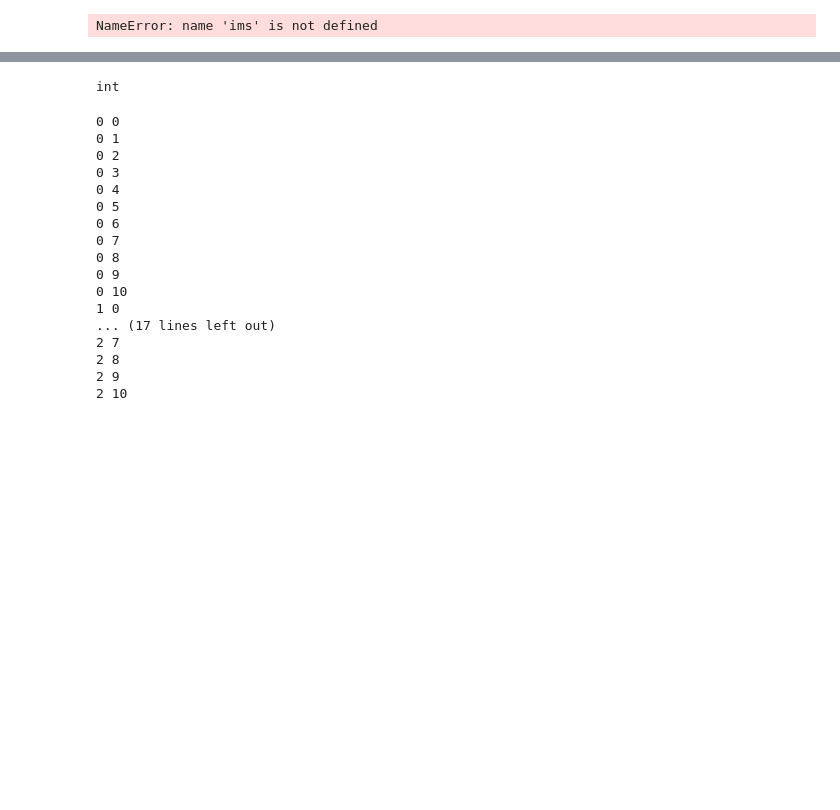
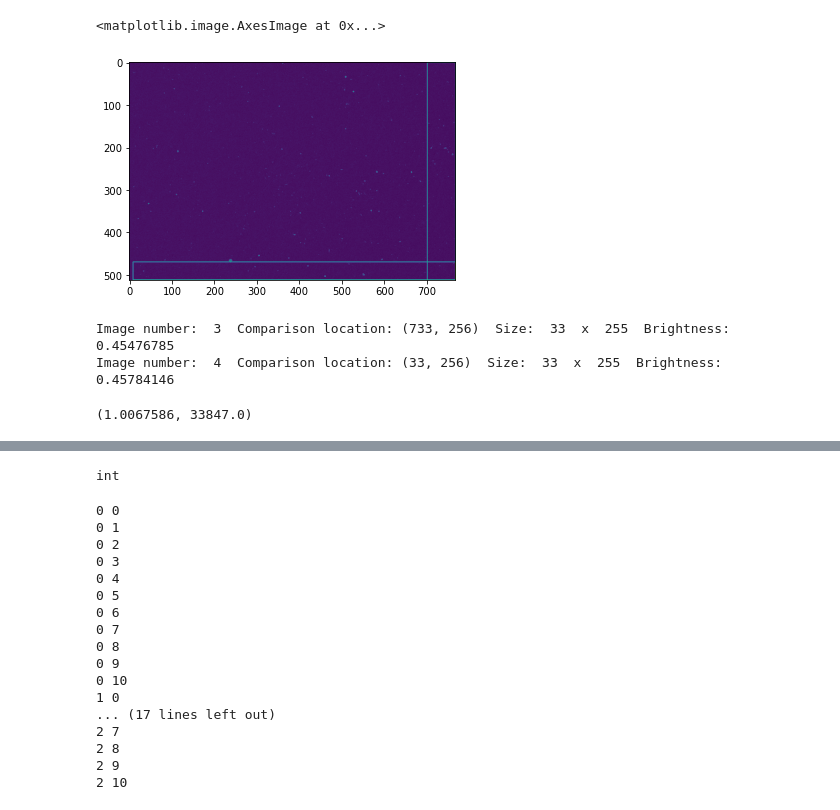
Before and after one commit to IExistSometimes/TIFF-An-y, a Jupyter notebook: Stitcher.ipynb, the cells around one changed output, grey strips where cells are left out. Cells and saved outputs as stored; diff of their text form; code cells hidden in the pictures; blank space fills up the shorter version.

```diff
--- a/Stitcher.ipynb
+++ b/Stitcher.ipynb
@@ -69,7 +96,14 @@ NameError: name 'check_get_brightness_position' is not defined
 # %%
-ims[0][256, 767]
+plt.imshow(ims_brightened[0])
 # %% [output]
-NameError: name 'ims' is not defined
+<matplotlib.image.AxesImage at 0x...>
+[figure, added]
+# %%
+get_brightness_factor(get_tile_point(3), get_tile_point(4))
+# %% [output]
+Image number:  3  Comparison location: (733, 256)  Size:  33  x  255  Brightness:  0.45476785
+Image number:  4  Comparison location: (33, 256)  Size:  33  x  255  Brightness:  0.45784146
+(1.0067586, 33847.0)
 # %%
 #This space exists to avoid scrolling
 # %%
```
Also changed, not shown: parts of 30 cells of this notebook, 2 other files.
